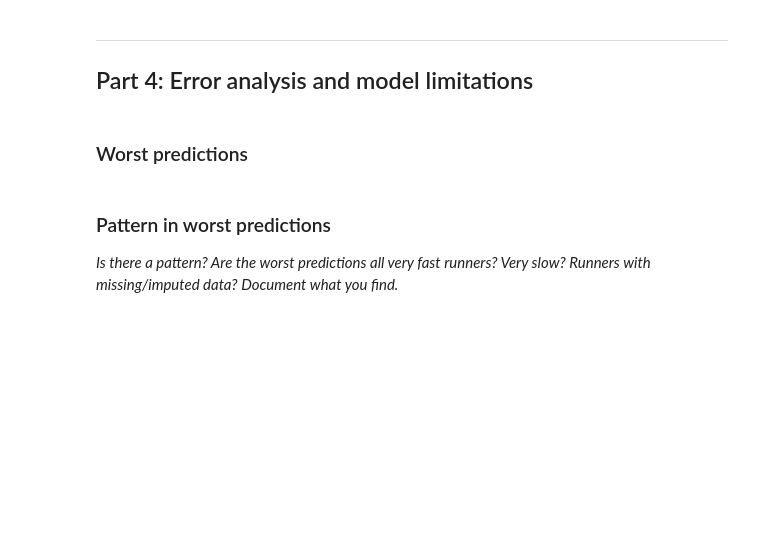
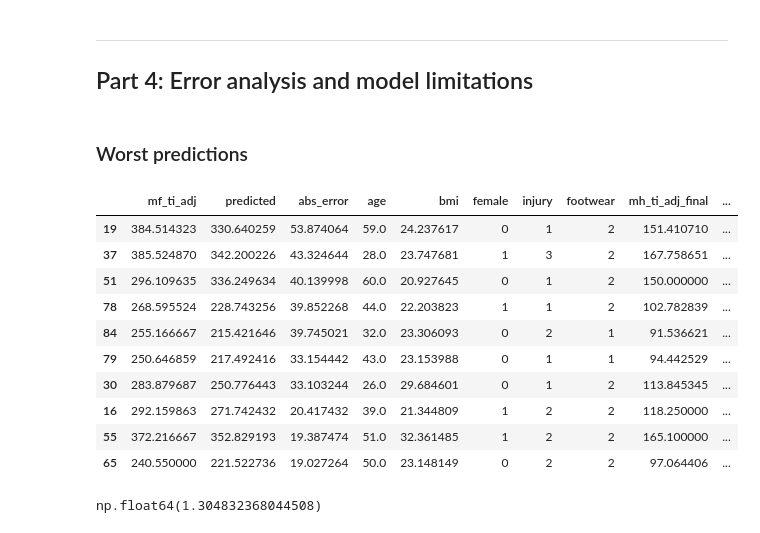
Before and after one commit to jacmil/Marathon-Pace-Predictor, a Jupyter notebook: notebooks/04_evaluation.ipynb, the cells around one changed output. Saved outputs shown, nothing was run; the diff lists cells and outputs as text; code cells hidden in the pictures; blank space fills up the shorter version.

```diff
--- a/notebooks/04_evaluation.ipynb
+++ b/notebooks/04_evaluation.ipynb
@@ -315,12 +316,24 @@ This is obviously not statistically significant at all. I am n=1, I am just a du
 ### Worst predictions
 # %%
 # Identify the 10 worst predictions
-# error_df = test.copy()
-# error_df['predicted'] = gb_preds
-# error_df['abs_error'] = (error_df['marathon_time'] - error_df['predicted']).abs()
-# worst_10 = error_df.nlargest(10, 'abs_error')
-# worst_10[['marathon_time', 'predicted', 'abs_error'] + feature_cols]
+error_df = test.copy()
+error_df['predicted'] = gb_preds
+error_df['abs_error'] = (error_df['mf_ti_adj'] - error_df['predicted']).abs()
+worst_10 = error_df.nlargest(10, 'abs_error')
+worst_10[['mf_ti_adj', 'predicted', 'abs_error'] + feature_cols]
+# %% [output]
+|  | mf_ti_adj | predicted | abs_error | age | bmi | female | injury | footwear | mh_ti_adj_final | ... |
+| 19 | 384.514323 | 330.640259 | 53.874064 | 59.0 | 24.237617 | 0 | 1 | 2 | 151.410710 | ... |
+| 37 | 385.524870 | 342.200226 | 43.324644 | 28.0 | 23.747681 | 1 | 3 | 2 | 167.758651 | ... |
+| 51 | 296.109635 | 336.249634 | 40.139998 | 60.0 | 20.927645 | 0 | 1 | 2 | 150.000000 | ... |
+| 78 | 268.595524 | 228.743256 | 39.852268 | 44.0 | 22.203823 | 1 | 1 | 2 | 102.782839 | ... |
+| 84 | 255.166667 | 215.421646 | 39.745021 | 32.0 | 23.306093 | 0 | 2 | 1 | 91.536621 | ... |
+| 79 | 250.646859 | 217.492416 | 33.154442 | 43.0 | 23.153988 | 0 | 1 | 1 | 94.442529 | ... |
+| 30 | 283.879687 | 250.776443 | 33.103244 | 26.0 | 29.684601 | 0 | 1 | 2 | 113.845345 | ... |
+| 16 | 292.159863 | 271.742432 | 20.417432 | 39.0 | 21.344809 | 1 | 2 | 2 | 118.250000 | ... |
+| 55 | 372.216667 | 352.829193 | 19.387474 | 51.0 | 32.361485 | 1 | 2 | 2 | 165.100000 | ... |
+| 65 | 240.550000 | 221.522736 | 19.027264 | 50.0 | 23.148149 | 0 | 2 | 2 | 97.064406 | ... |
-# %% [markdown]
-### Pattern in worst predictions
-
-*Is there a pattern? Are the worst predictions all very fast runners? Very slow? Runners with missing/imputed data? Document what you find.*
+# %%
+worst_10["age"].mean() - test["age"].mean()
+# %% [output]
+np.float64(1.304832368044508)
```
Also changed, not shown: parts of 11 cells of this notebook.
